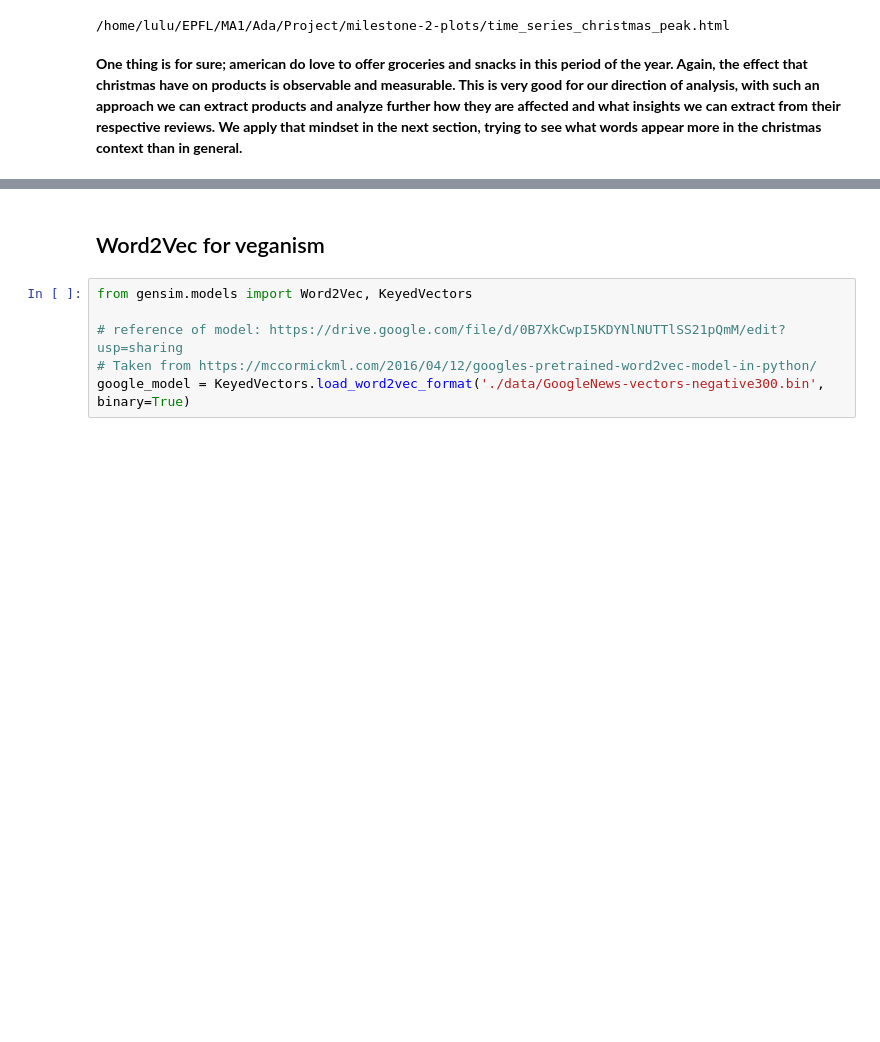
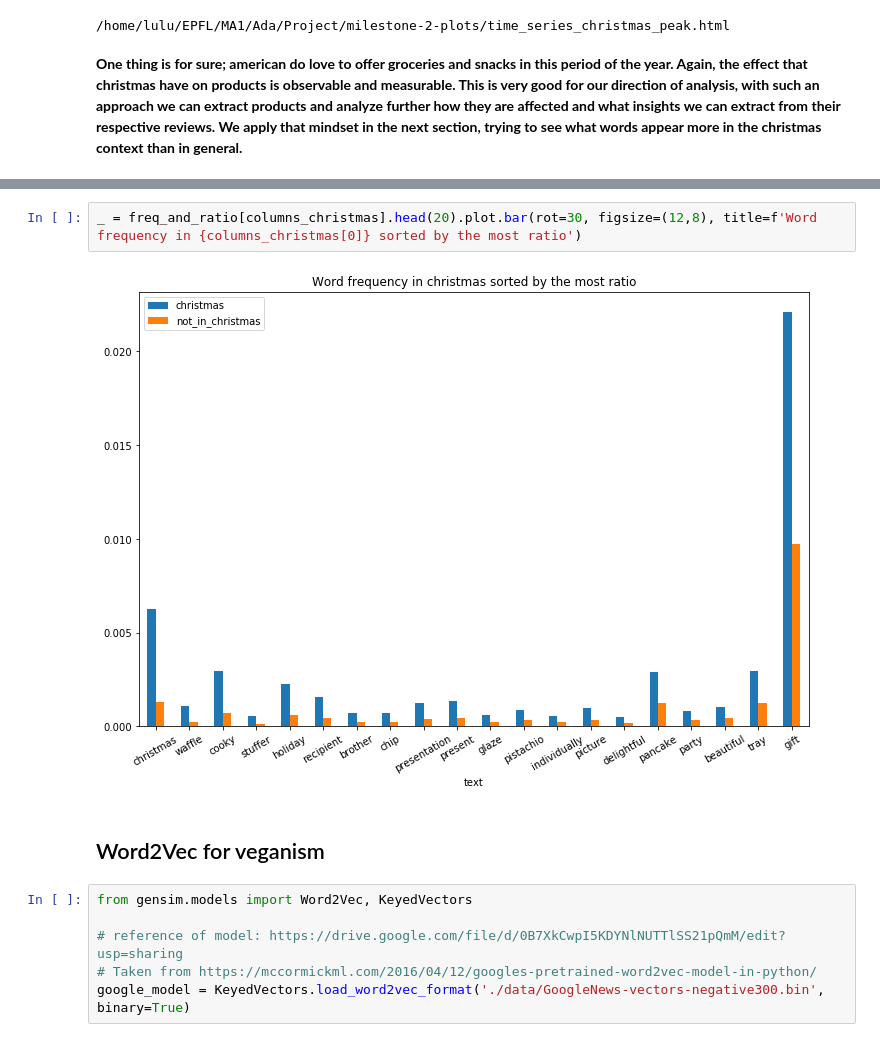
Before and after one commit to JulesssG/ADA-project, a Jupyter notebook: milestone_2.ipynb, the cells around one changed output, grey strips where cells are left out. Saved outputs shown, nothing was run; the diff lists cells and outputs as text; blank space fills up the shorter version.

```diff
--- a/milestone_2.ipynb
+++ b/milestone_2.ipynb
@@ -608,3 +692,7 @@ Products with a peak of interest
+# %%
+_ = freq_and_ratio[columns_christmas].head(20).plot.bar(rot=30, figsize=(12,8), title=f'Word frequency in {columns_christmas[0]} sorted by the most ratio')
+# %% [output]
+[figure, added]
 # %% [markdown]
 ## Word2Vec for veganism
 # %%
```
Also changed, not shown: parts of 12 cells of this notebook.
